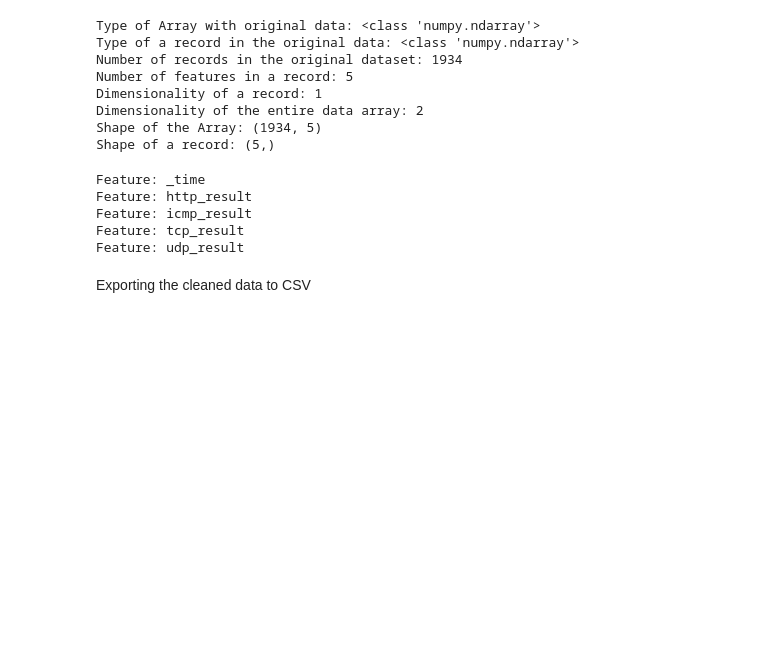
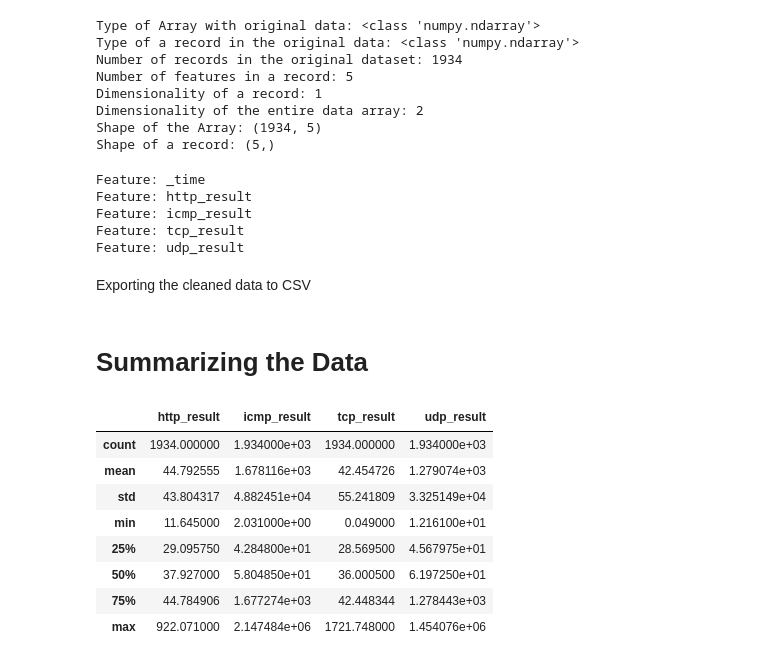
Before and after one commit to kmock930/CodeML-Hackathon-2024, a Jupyter notebook: Data Preprocessing.ipynb, the cells around one changed output. Saved outputs shown, nothing was run; the diff lists cells and outputs as text; code cells hidden in the pictures; blank space fills up the shorter version.

```diff
--- a/Data Preprocessing.ipynb
+++ b/Data Preprocessing.ipynb
@@ -306,0 +307,14 @@ df_cleaned_median.to_csv('dataset/participant_data_cleaned_median.csv');
+# %% [markdown]
+# Summarizing the Data
+# %%
+df_cleaned_mean.describe()
+# %% [output]
+|  | http_result | icmp_result | tcp_result | udp_result |
+| count | 1934.000000 | 1.934000e+03 | 1934.000000 | 1.934000e+03 |
+| mean | 44.792555 | 1.678116e+03 | 42.454726 | 1.279074e+03 |
+| std | 43.804317 | 4.882451e+04 | 55.241809 | 3.325149e+04 |
+| min | 11.645000 | 2.031000e+00 | 0.049000 | 1.216100e+01 |
+| 25% | 29.095750 | 4.284800e+01 | 28.569500 | 4.567975e+01 |
+| 50% | 37.927000 | 5.804850e+01 | 36.000500 | 6.197250e+01 |
+| 75% | 44.784906 | 1.677274e+03 | 42.448344 | 1.278443e+03 |
+| max | 922.071000 | 2.147484e+06 | 1721.748000 | 1.454076e+06 |
```
Also changed, not shown: parts of 4 cells of this notebook, 2 other files.
